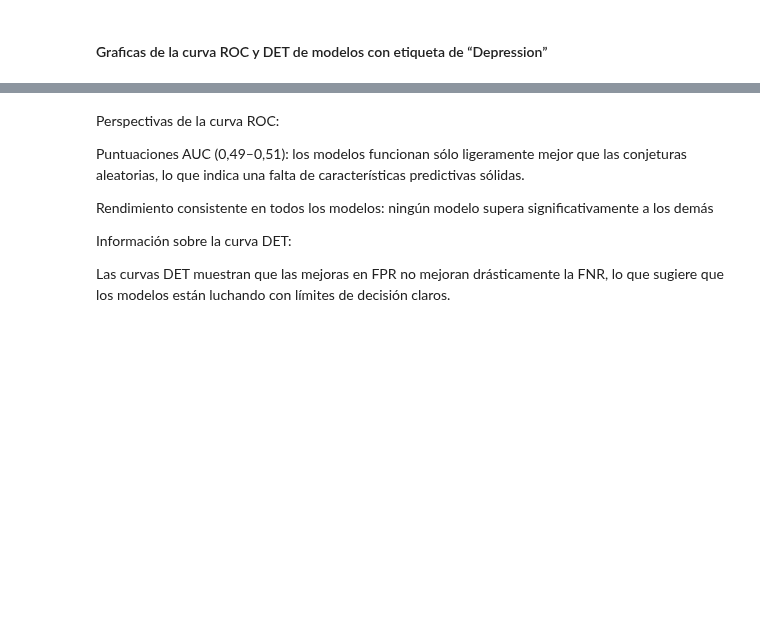
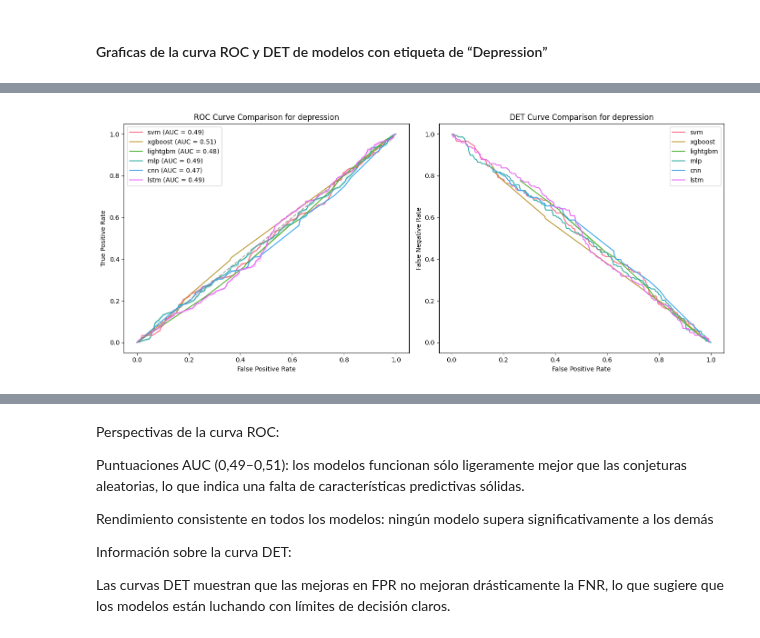
Before and after one commit to PosgradoMNA/Proyecto_Integrador_Equipo_11, a Jupyter notebook: notebooks/AlternativeModels.ipynb, the cells around one changed output, grey strips where cells are left out. Drawn from its saved outputs; the diff is of its cells as text; code cells hidden in the pictures; blank space fills up the shorter version.

Commit message:
Plot roc and auc for all models

```diff
--- a/notebooks/AlternativeModels.ipynb
+++ b/notebooks/AlternativeModels.ipynb
@@ -528,9 +587,14 @@ best_lgbm = grid_search.best_estimator_
 y_pred_lgbm_tuned = best_lgbm.predict(X_val)
 y_prob_lgbm_tuned = best_lgbm.predict_proba(X_val)[:, 1]
 
-print_classification_report(y_val['stress'], y_pred_xgb_tuned, y_prob_xgb_tuned, label="XGBoost Stress")
+print_classification_report(y_val['stress'], y_pred_lgbm_tuned, y_prob_lgbm_tuned, label="XGBoost Stress")
 lgbm_stress_best_hyperparameters = grid_search.best_params_
 print("Best Hyperparameters:", lgbm_stress_best_hyperparameters)
+
+validation_data['lightgbm']['stress'] = {
+    'y_val': y_val['stress'],
+    'y_prob': y_prob_lgbm_tuned,
+}
 # %% [output]
 Fitting 3 folds for each of 27 candidates, totalling 81 fits
 XGBoost Stress Classification Report:
@@ -700,6 +764,7 @@ class MLPClassifier(nn.Module):
 # %%
 # Training Function for MLP
 def train_mlp_for_label(target_label, X_train, y_train, X_val, y_val):
+    global validation_data
 
     # Transforming into torch tensors (X values)
     X_train_tensor = torch.tensor(X_train.values, dtype=torch.float32)
@@ -742,9 +807,10 @@ def train_mlp_for_label(target_label, X_train, y_train, X_val, y_val):
     # Print classification report and ROC AUC
     print_classification_report(y_val_tensor.numpy(), predicted_labels.numpy(), predicted_probabilities.numpy(), target_label)
 
-    # Plot individual
-    print('\n')
-    plot_roc_det_curve("MLP Model", y_val, predicted_probabilities, target_label)
+    validation_data['mlp'][target_label] = {
+        'y_val': y_val[target_label],
+        'y_prob': predicted_probabilities,
+    }
 # %% [markdown]
 ### Clasificador para Depresión
 # %%
@@ -843,6 +906,7 @@ class LSTMClassifier(nn.Module):
 # %%
 # 🔹 Training Function for a Specific Label
 def train_lstm_for_label(label, X_train, y_train, X_val, y_val):
+    global validation_data
     print(f"\n🔹 Training LSTM for {label.upper()} classification...\n")
 
     # Convert dataset to PyTorch tensors
@@ -898,9 +962,10 @@ def train_lstm_for_label(label, X_train, y_train, X_val, y_val):
     # Print classification report and ROC AUC
     print_classification_report(y_val_tensor.numpy(), y_pred.numpy(), y_prob.numpy(), label)
 
-    #plot individual
-    print('\n')
-    plot_roc_det_curve("LSTM Model", y_val, y_prob, label)
+    validation_data['lstm'][label] = {
+        'y_val': y_val_tensor.numpy(),
+        'y_prob': y_prob.numpy(),
+    }
 # %% [markdown]
 ### Clasificador para Depresión
 # %%
@@ -1249,4 +1311,7 @@ Conv1D Model stress Precision-Recall AUC: 0.4548
 # Graficas de la curva ROC y DET
 # %% [markdown]
 #### Graficas de la curva ROC y DET de modelos con etiqueta de “Depression”
+# %%
+import copy
+val_data = copy.deepcopy(validation_data)
 # %%
@@ -1294,0 +1351,4 @@ plt.show()
+# %%
+plot_roc_auc_for_all_models(val_data, target_label='depression')
+# %% [output]
+[figure, added]
```
Also changed, not shown: parts of 33 cells of this notebook.
